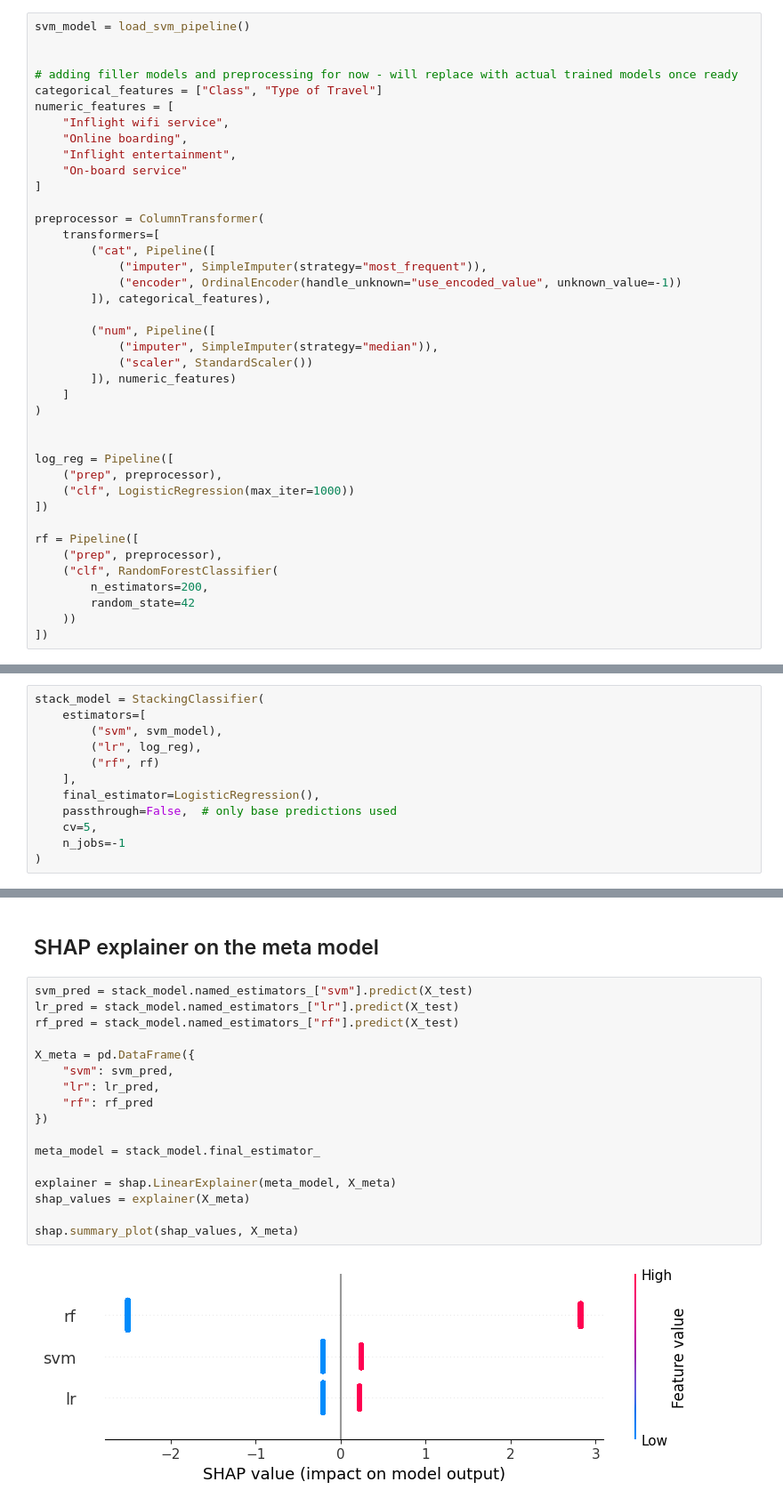
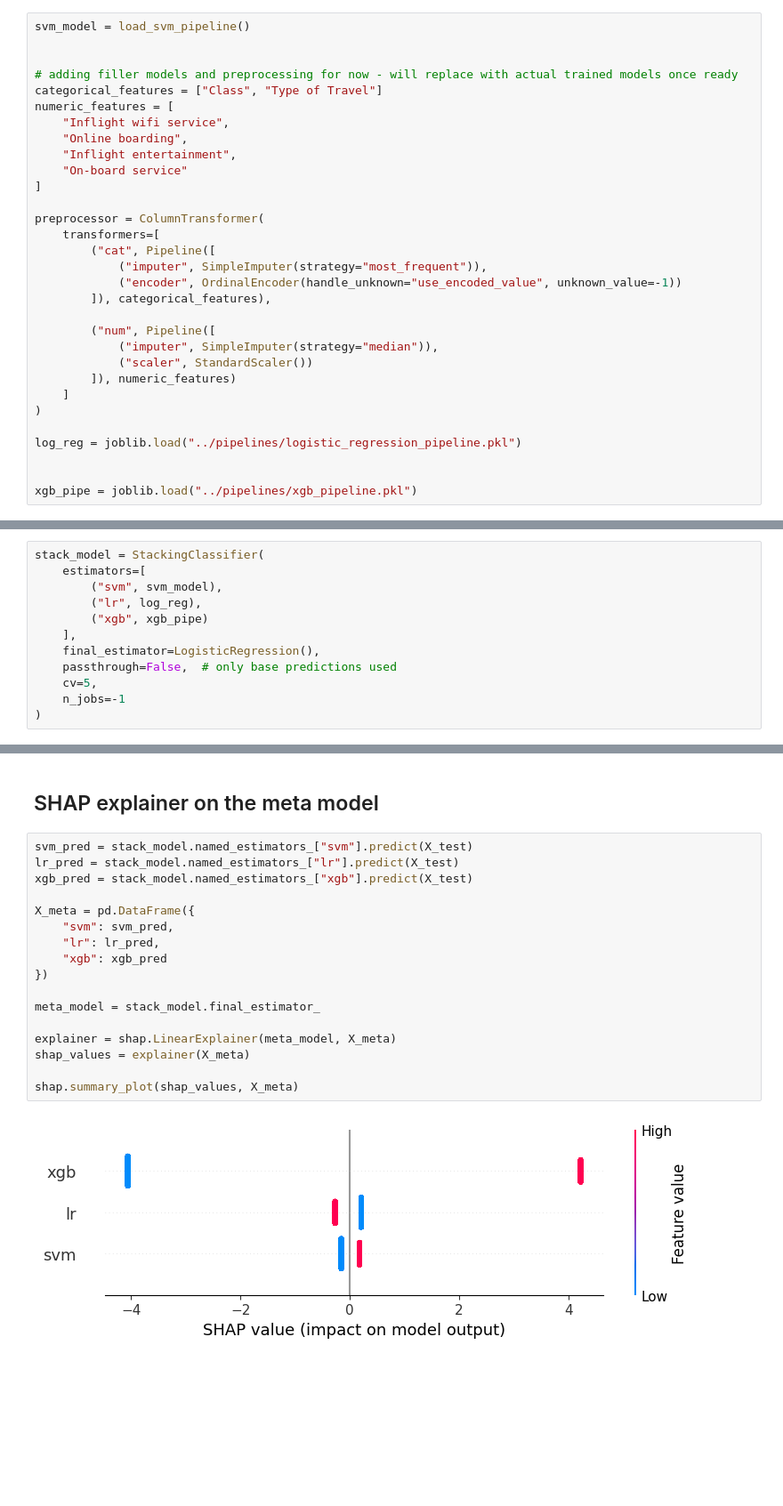
Before and after one commit to IuliaBunescu/airline-satisfaction-classification, a Jupyter notebook: notebooks/stacking-julia.ipynb, the cells around one changed output, grey strips where cells are left out. Shown at 89% size. Cells and saved outputs as stored; diff of their text form; blank space fills up the shorter version.

```diff
--- a/notebooks/stacking-julia.ipynb
+++ b/notebooks/stacking-julia.ipynb
@@ -101,16 +134,7 @@ preprocessor = ColumnTransformer(
     ]
 )
 
+log_reg = joblib.load("../pipelines/logistic_regression_pipeline.pkl")
 
-log_reg = Pipeline([
-    ("prep", preprocessor),
-    ("clf", LogisticRegression(max_iter=1000))
-])
 
-rf = Pipeline([
-    ("prep", preprocessor),
-    ("clf", RandomForestClassifier(
-        n_estimators=200,
-        random_state=42
-    ))
-])
+xgb_pipe = joblib.load("../pipelines/xgb_pipeline.pkl")
@@ -121,7 +153,7 @@ stack_model = StackingClassifier(
     estimators=[
         ("svm", svm_model),
         ("lr", log_reg),
-        ("rf", rf)
+        ("xgb", xgb_pipe)
     ],
     final_estimator=LogisticRegression(),
     passthrough=False,  # only base predictions used
@@ -203,22 +252,22 @@ fig.show()
 # %%
 svm_pred = stack_model.named_estimators_["svm"].predict(X_test)
 lr_pred = stack_model.named_estimators_["lr"].predict(X_test)
-rf_pred = stack_model.named_estimators_["rf"].predict(X_test)
+xgb_pred = stack_model.named_estimators_["xgb"].predict(X_test)
 
 X_meta = pd.DataFrame({
     "svm": svm_pred,
     "lr": lr_pred,
-    "rf": rf_pred
+    "xgb": xgb_pred
 })
 
 meta_model = stack_model.final_estimator_
 
 explainer = shap.LinearExplainer(meta_model, X_meta)
 shap_values = explainer(X_meta)
 
 shap.summary_plot(shap_values, X_meta)
 # %% [output]
-[figure, old version]
+[figure, new version]
 # %%
 shap.summary_plot(shap_values, X_meta, plot_type="bar")
 # %% [output]
```
Also changed, not shown: parts of 6 cells of this notebook.
